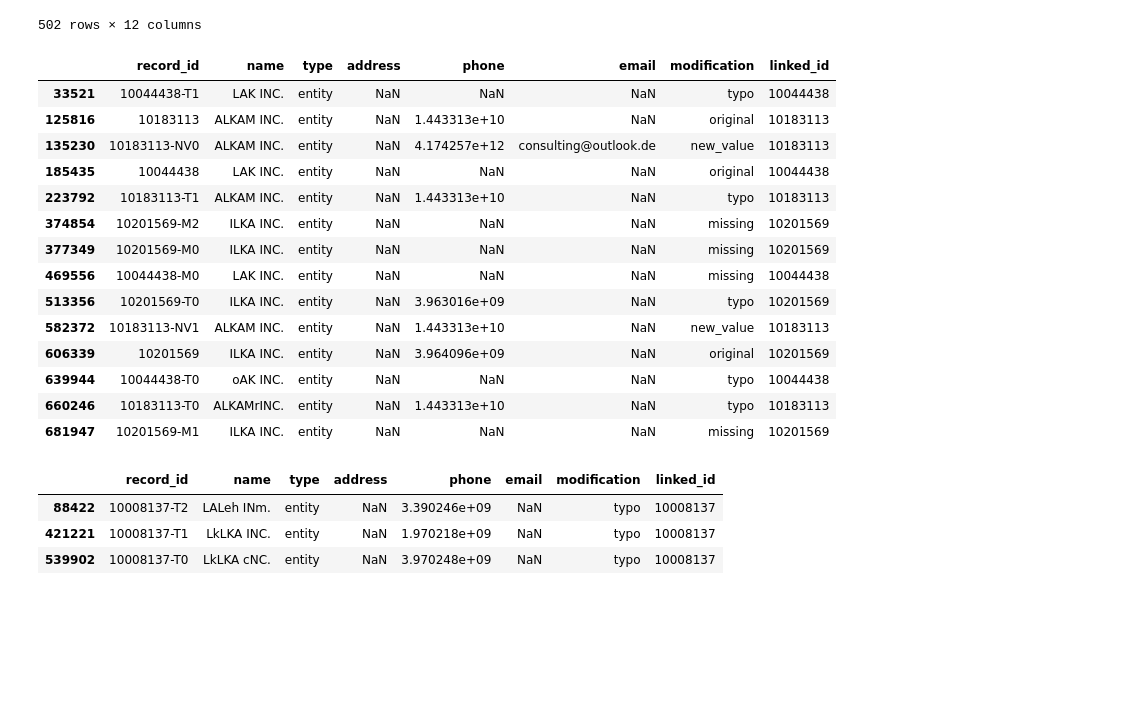
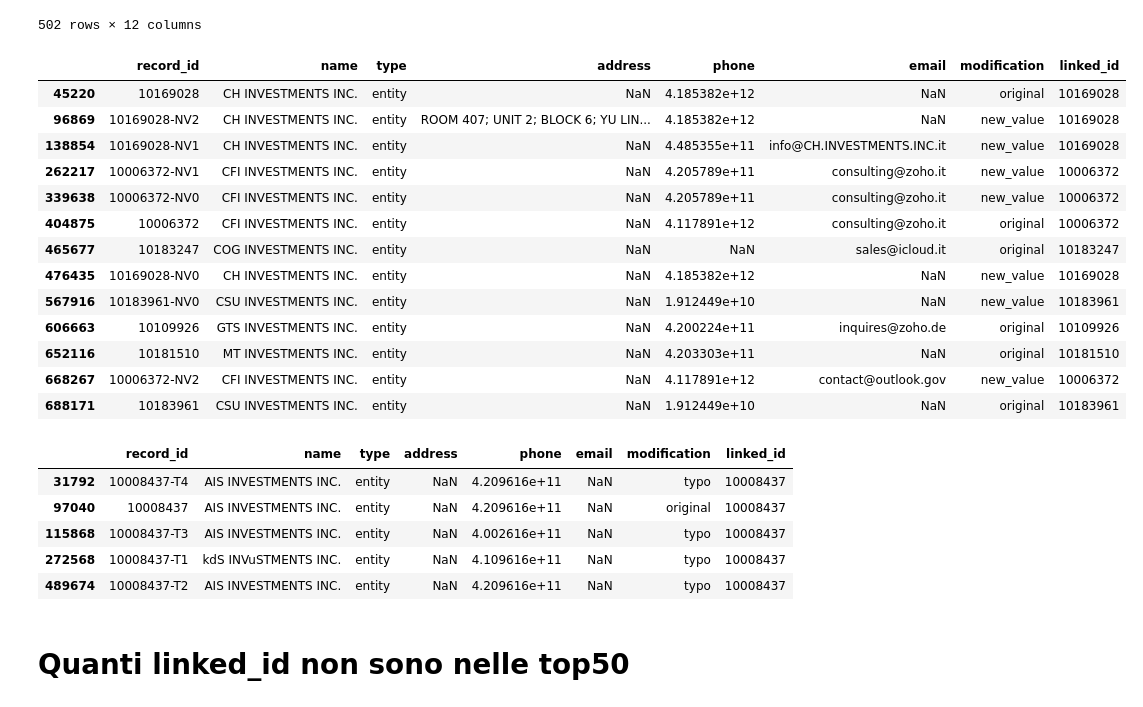
Before and after one commit to teomores/Oracle_HPC_contest, a Jupyter notebook: notebooks/55037_wrong_predictions.ipynb, the cells around one changed output. Saved outputs shown, nothing was run; the diff lists cells and outputs as text; code cells hidden in the pictures; blank space fills up the shorter version.

Commit message:
wrong predictions

```diff
--- a/notebooks/55037_wrong_predictions.ipynb
+++ b/notebooks/55037_wrong_predictions.ipynb
@@ -111,28 +111,31 @@ sub_intrain_too_wrong
 502 rows × 12 columns
 # %%
 # predicted
-df_train[df_train.linked_id.isin(sub_intrain_too_wrong.loc[2,'predicted_record_id'])]
+df_train[df_train.linked_id.isin(sub_intrain_too_wrong.loc[3,'predicted_record_id'])]
 # %% [output]
 |  | record_id | name | type | address | phone | email | modification | linked_id |
-| 33521 | 10044438-T1 | LAK INC. | entity | NaN | NaN | NaN | typo | 10044438 |
-| 125816 | 10183113 | ALKAM INC. | entity | NaN | 1.443313e+10 | NaN | original | 10183113 |
-| 135230 | 10183113-NV0 | ALKAM INC. | entity | NaN | 4.174257e+12 | consulting@outlook.de | new_value | 10183113 |
-| 185435 | 10044438 | LAK INC. | entity | NaN | NaN | NaN | original | 10044438 |
-| 223792 | 10183113-T1 | ALKAM INC. | entity | NaN | 1.443313e+10 | NaN | typo | 10183113 |
-| 374854 | 10201569-M2 | ILKA INC. | entity | NaN | NaN | NaN | missing | 10201569 |
-| 377349 | 10201569-M0 | ILKA INC. | entity | NaN | NaN | NaN | missing | 10201569 |
-| 469556 | 10044438-M0 | LAK INC. | entity | NaN | NaN | NaN | missing | 10044438 |
-| 513356 | 10201569-T0 | ILKA INC. | entity | NaN | 3.963016e+09 | NaN | typo | 10201569 |
-| 582372 | 10183113-NV1 | ALKAM INC. | entity | NaN | 1.443313e+10 | NaN | new_value | 10183113 |
-| 606339 | 10201569 | ILKA INC. | entity | NaN | 3.964096e+09 | NaN | original | 10201569 |
-| 639944 | 10044438-T0 | oAK INC. | entity | NaN | NaN | NaN | typo | 10044438 |
-| 660246 | 10183113-T0 | ALKAMrINC. | entity | NaN | 1.443313e+10 | NaN | typo | 10183113 |
-| 681947 | 10201569-M1 | ILKA INC. | entity | NaN | NaN | NaN | missing | 10201569 |
+| 45220 | 10169028 | CH INVESTMENTS INC. | entity | NaN | 4.185382e+12 | NaN | original | 10169028 |
+| 96869 | 10169028-NV2 | CH INVESTMENTS INC. | entity | ROOM 407; UNIT 2; BLOCK 6; YU LIN... | 4.185382e+12 | NaN | new_value | 10169028 |
+| 138854 | 10169028-NV1 | CH INVESTMENTS INC. | entity | NaN | 4.485355e+11 | info@CH.INVESTMENTS.INC.it | new_value | 10169028 |
+| 262217 | 10006372-NV1 | CFI INVESTMENTS INC. | entity | NaN | 4.205789e+11 | consulting@zoho.it | new_value | 10006372 |
+| 339638 | 10006372-NV0 | CFI INVESTMENTS INC. | entity | NaN | 4.205789e+11 | consulting@zoho.it | new_value | 10006372 |
+| 404875 | 10006372 | CFI INVESTMENTS INC. | entity | NaN | 4.117891e+12 | consulting@zoho.it | original | 10006372 |
+| 465677 | 10183247 | COG INVESTMENTS INC. | entity | NaN | NaN | sales@icloud.it | original | 10183247 |
+| 476435 | 10169028-NV0 | CH INVESTMENTS INC. | entity | NaN | 4.185382e+12 | NaN | new_value | 10169028 |
+| 567916 | 10183961-NV0 | CSU INVESTMENTS INC. | entity | NaN | 1.912449e+10 | NaN | new_value | 10183961 |
+| 606663 | 10109926 | GTS INVESTMENTS INC. | entity | NaN | 4.200224e+11 | inquires@zoho.de | original | 10109926 |
+| 652116 | 10181510 | MT INVESTMENTS INC. | entity | NaN | 4.203303e+11 | NaN | original | 10181510 |
+| 668267 | 10006372-NV2 | CFI INVESTMENTS INC. | entity | NaN | 4.117891e+12 | contact@outlook.gov | new_value | 10006372 |
+| 688171 | 10183961 | CSU INVESTMENTS INC. | entity | NaN | 1.912449e+10 | NaN | original | 10183961 |
 # %%
 # real
-df_train[df_train.linked_id == 10008137]
+df_train[df_train.linked_id == 10008437]
 # %% [output]
 |  | record_id | name | type | address | phone | email | modification | linked_id |
-| 88422 | 10008137-T2 | LALeh INm. | entity | NaN | 3.390246e+09 | NaN | typo | 10008137 |
-| 421221 | 10008137-T1 | LkLKA INC. | entity | NaN | 1.970218e+09 | NaN | typo | 10008137 |
-| 539902 | 10008137-T0 | LkLKA cNC. | entity | NaN | 3.970248e+09 | NaN | typo | 10008137 |
+| 31792 | 10008437-T4 | AIS INVESTMENTS INC. | entity | NaN | 4.209616e+11 | NaN | typo | 10008437 |
+| 97040 | 10008437 | AIS INVESTMENTS INC. | entity | NaN | 4.209616e+11 | NaN | original | 10008437 |
+| 115868 | 10008437-T3 | AIS INVESTMENTS INC. | entity | NaN | 4.002616e+11 | NaN | typo | 10008437 |
+| 272568 | 10008437-T1 | kdS INVuSTMENTS INC. | entity | NaN | 4.109616e+11 | NaN | typo | 10008437 |
+| 489674 | 10008437-T2 | AIS INVESTMENTS INC. | entity | NaN | 4.209616e+11 | NaN | typo | 10008437 |
+# %% [markdown]
+# Quanti linked_id non sono nelle top50
```
Also changed, not shown: parts of 34 cells of this notebook.
